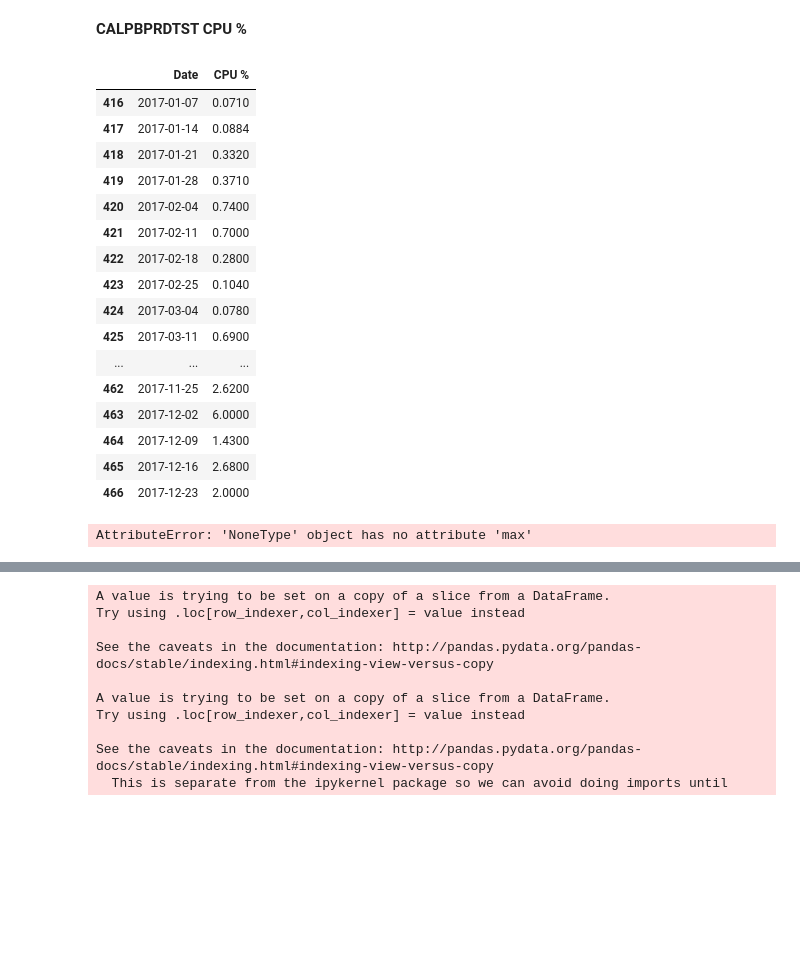
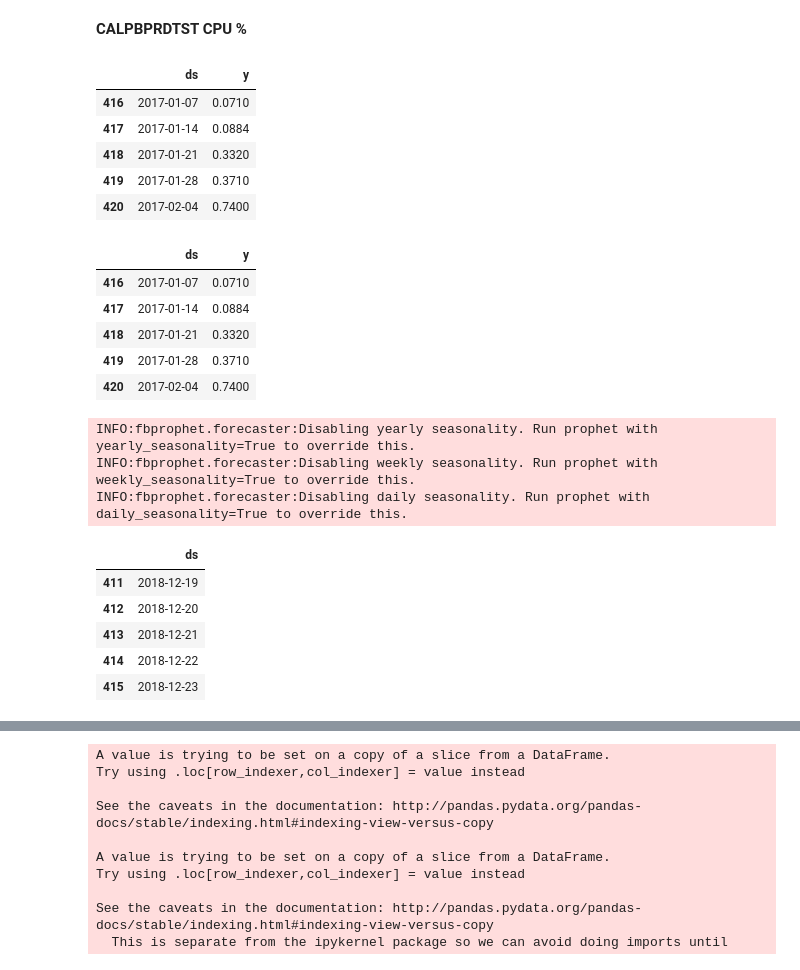
Before and after one commit to datatcy/Frank, a Jupyter notebook: projects/final-project/03-exploratory-analysis/DSPMdTSTCPU-Copy1.ipynb, the cells around one changed output, grey strips where cells are left out. Drawn from its saved outputs; the diff is of its cells as text; code cells hidden in the pictures; blank space fills up the shorter version.

```diff
--- a/projects/final-project/03-exploratory-analysis/DSPMdTSTCPU-Copy1.ipynb
+++ b/projects/final-project/03-exploratory-analysis/DSPMdTSTCPU-Copy1.ipynb
@@ -21,32 +21,40 @@ mdl.head().sort_values('Date')
 mdltst=mdl[(mdl['Server Name'] =='CALBITST05')]
 # %%
 tst=mdltst[['Date','CPU %']].dropna()
+# %%
+tst.columns=['ds','y']
 # %% [markdown]
 <B>CALPBPRDTST CPU %<B>
 # %%
-tst
+tst.head()
 # %% [output]
-|  | Date | CPU % |
+|  | ds | y |
 | 416 | 2017-01-07 | 0.0710 |
 | 417 | 2017-01-14 | 0.0884 |
 | 418 | 2017-01-21 | 0.3320 |
 | 419 | 2017-01-28 | 0.3710 |
 | 420 | 2017-02-04 | 0.7400 |
-| 421 | 2017-02-11 | 0.7000 |
-| 422 | 2017-02-18 | 0.2800 |
-| 423 | 2017-02-25 | 0.1040 |
-| 424 | 2017-03-04 | 0.0780 |
-| 425 | 2017-03-11 | 0.6900 |
-| ... | ... | ... |
-| 462 | 2017-11-25 | 2.6200 |
-| 463 | 2017-12-02 | 6.0000 |
-| 464 | 2017-12-09 | 1.4300 |
-| 465 | 2017-12-16 | 2.6800 |
-| 466 | 2017-12-23 | 2.0000 |
+# %%
+tst.head()
+# %% [output]
+|  | ds | y |
+| 416 | 2017-01-07 | 0.0710 |
+| 417 | 2017-01-14 | 0.0884 |
+| 418 | 2017-01-21 | 0.3320 |
+| 419 | 2017-01-28 | 0.3710 |
+| 420 | 2017-02-04 | 0.7400 |
 # %%
 m=Prophet()
-#m.fit(tst)
+m.fit(tst)
 future=m.make_future_dataframe(periods=365)
 future.tail()
 # %% [output]
-AttributeError: 'NoneType' object has no attribute 'max'
+INFO:fbprophet.forecaster:Disabling yearly seasonality. Run prophet with yearly_seasonality=True to override this.
+INFO:fbprophet.forecaster:Disabling weekly seasonality. Run prophet with weekly_seasonality=True to override this.
+INFO:fbprophet.forecaster:Disabling daily seasonality. Run prophet with daily_seasonality=True to override this.
+|  | ds |
+| 411 | 2018-12-19 |
+| 412 | 2018-12-20 |
+| 413 | 2018-12-21 |
+| 414 | 2018-12-22 |
+| 415 | 2018-12-23 |
```
Also changed, not shown: parts of 4 cells of this notebook.
